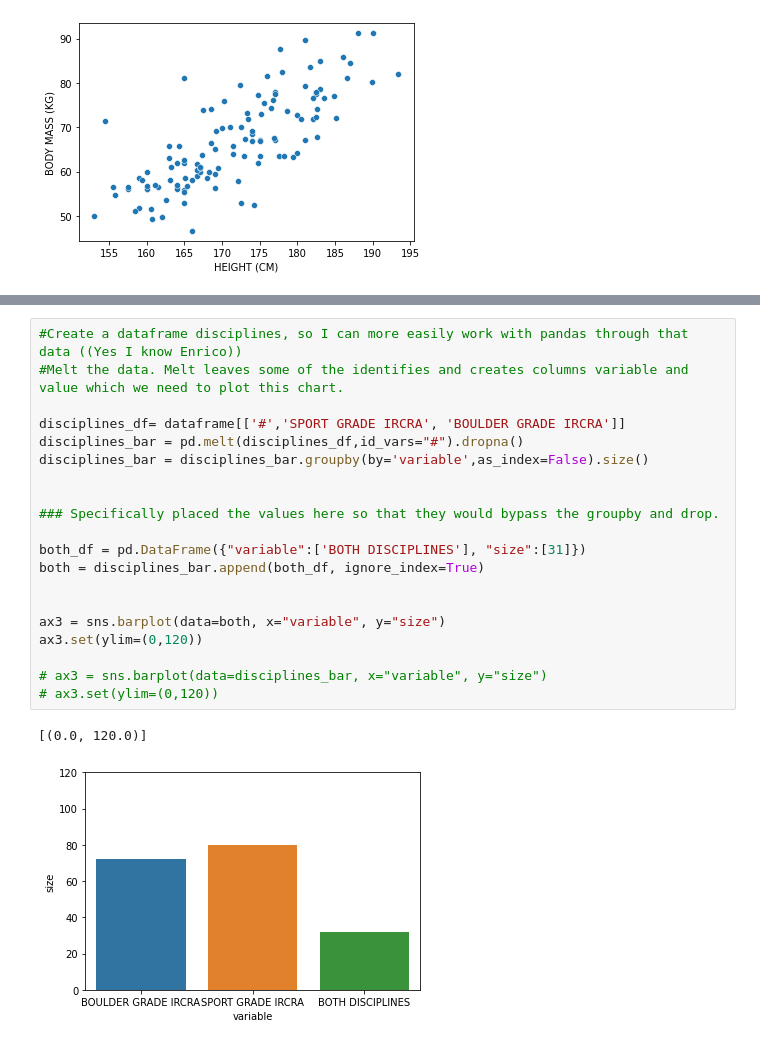
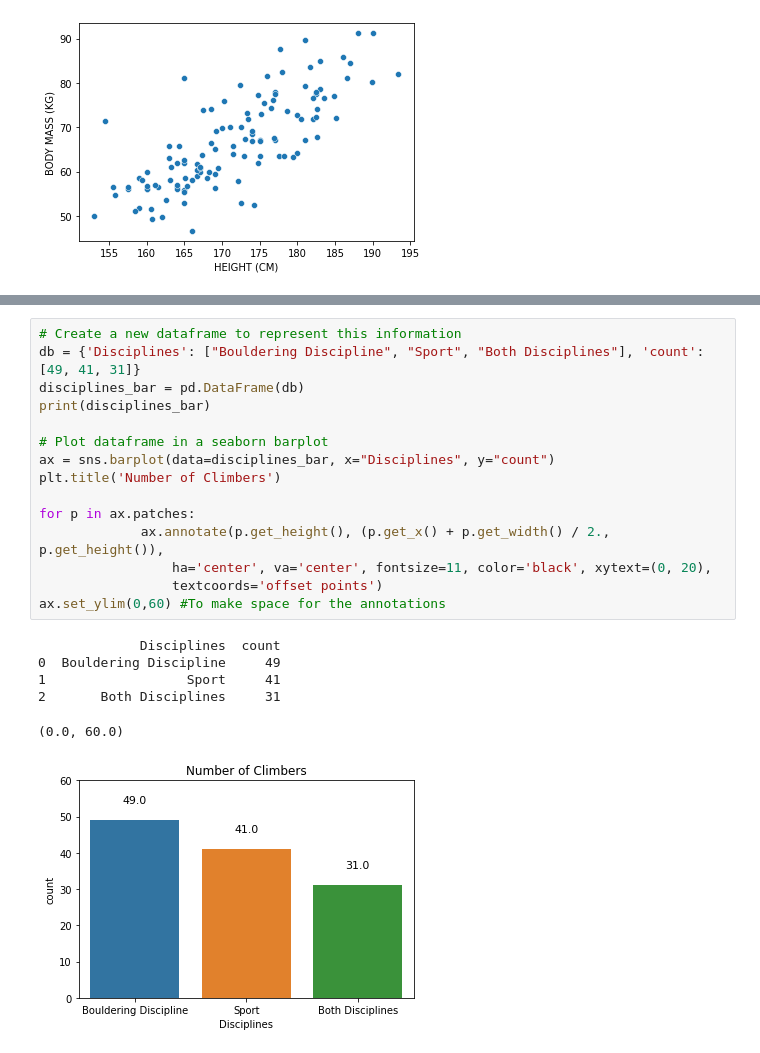
Before and after one commit to haokliao/Critical-Force-Visualization, a Jupyter notebook: EDA_001_notebook.ipynb, the cells around one changed output, grey strips where cells are left out. Saved outputs shown, nothing was run; the diff lists cells and outputs as text.

```diff
--- a/EDA_001_notebook.ipynb
+++ b/EDA_001_notebook.ipynb
@@ -123,23 +114,22 @@ dtype: int64
-# %%
-#Create a dataframe disciplines, so I can more easily work with pandas through that data ((Yes I know Enrico))
-#Melt the data. Melt leaves some of the identifies and creates columns variable and value which we need to plot this chart.
-
-disciplines_df= dataframe[['#','SPORT GRADE IRCRA', 'BOULDER GRADE IRCRA']]
-disciplines_bar = pd.melt(disciplines_df,id_vars="#").dropna()
-disciplines_bar = disciplines_bar.groupby(by='variable',as_index=False).size()
-
-
-### Specifically placed the values here so that they would bypass the groupby and drop.
-
-both_df = pd.DataFrame({"variable":['BOTH DISCIPLINES'], "size":[31]})
-both = disciplines_bar.append(both_df, ignore_index=True)
-
-
-ax3 = sns.barplot(data=both, x="variable", y="size")
-ax3.set(ylim=(0,120))
-
-# ax3 = sns.barplot(data=disciplines_bar, x="variable", y="size")
-# ax3.set(ylim=(0,120))
-# %% [output]
-[(0.0, 120.0)]
-[figure, removed]
+# %%
+# Create a new dataframe to represent this information
+db = {'Disciplines': ["Bouldering Discipline", "Sport", "Both Disciplines"], 'count': [49, 41, 31]}
+disciplines_bar = pd.DataFrame(db)
+print(disciplines_bar)
+
+# Plot dataframe in a seaborn barplot
+ax = sns.barplot(data=disciplines_bar, x="Disciplines", y="count")
+plt.title('Number of Climbers')
+
+for p in ax.patches:
+             ax.annotate(p.get_height(), (p.get_x() + p.get_width() / 2., p.get_height()),
+                 ha='center', va='center', fontsize=11, color='black', xytext=(0, 20),
+                 textcoords='offset points')
+ax.set_ylim(0,60) #To make space for the annotations
+# %% [output]
+             Disciplines  count
+0  Bouldering Discipline     49
+1                  Sport     41
+2       Both Disciplines     31
+(0.0, 60.0)
+[figure, added]
```
Also changed, not shown: parts of 10 cells of this notebook.
